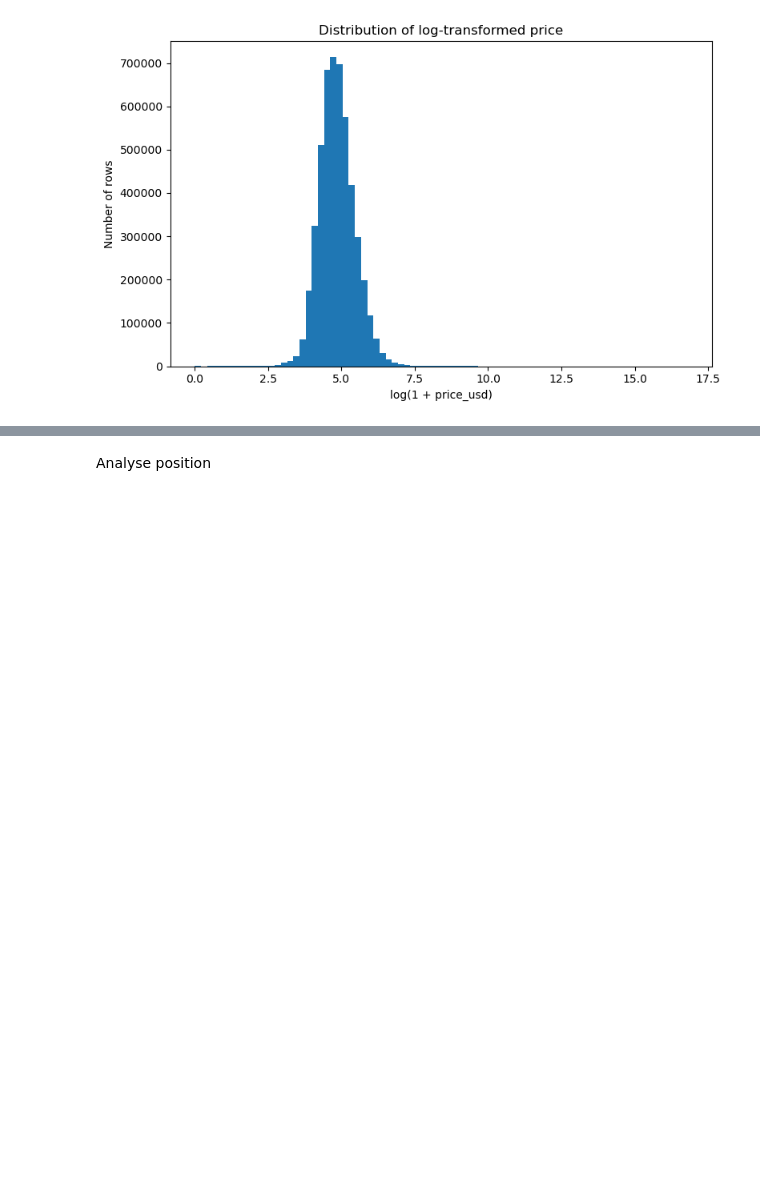
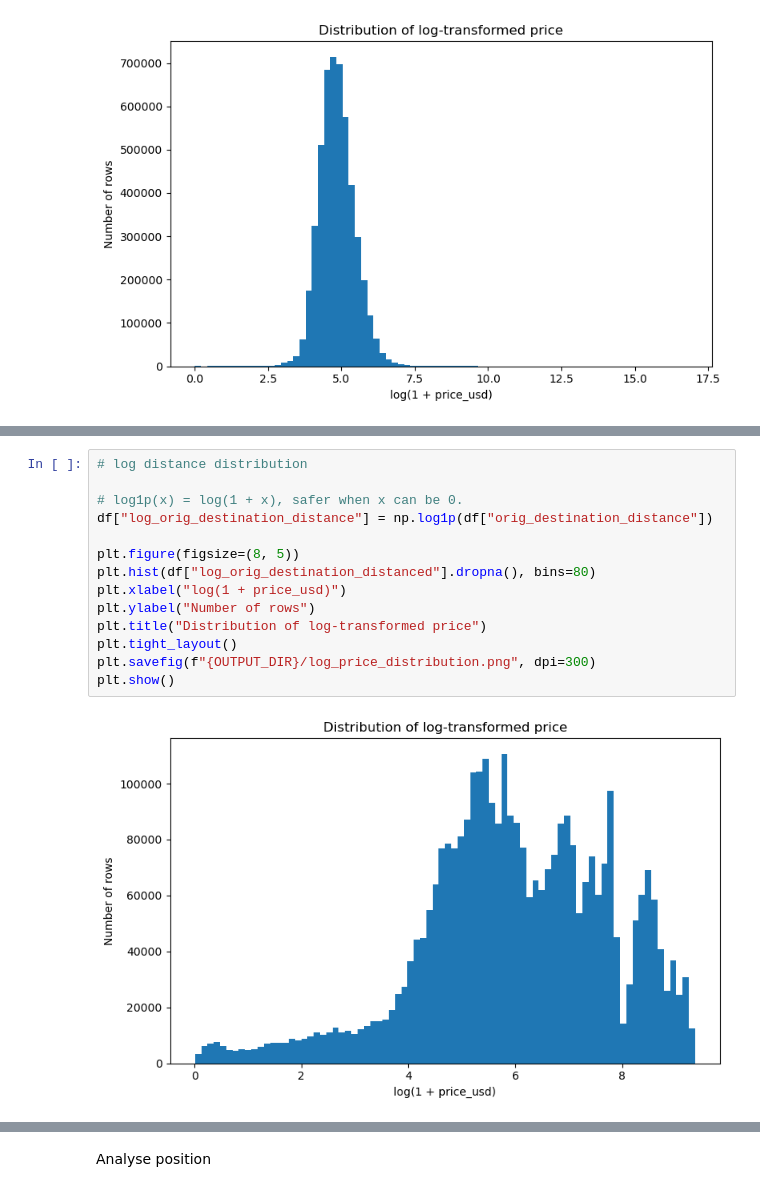
Before and after one commit to FieBergli/DMT_A2, a Jupyter notebook: task2.ipynb, the cells around one changed output, grey strips where cells are left out. Cells and saved outputs as stored; diff of their text form; blank space fills up the shorter version.

```diff
--- a/task2.ipynb
+++ b/task2.ipynb
@@ -454,3 +472,19 @@ plt.show()
+# %%
+# log distance distribution
+
+# log1p(x) = log(1 + x), safer when x can be 0.
+df["log_orig_destination_distance"] = np.log1p(df["orig_destination_distance"])
+
+plt.figure(figsize=(8, 5))
+plt.hist(df["log_orig_destination_distanced"].dropna(), bins=80)
+plt.xlabel("log(1 + price_usd)")
+plt.ylabel("Number of rows")
+plt.title("Distribution of log-transformed price")
+plt.tight_layout()
+plt.savefig(f"{OUTPUT_DIR}/log_price_distribution.png", dpi=300)
+plt.show()
+# %% [output]
+[figure, added]
 # %%
 # price by relevance group
 
```
Also changed, not shown: parts of 3 cells of this notebook, 1 other file.
